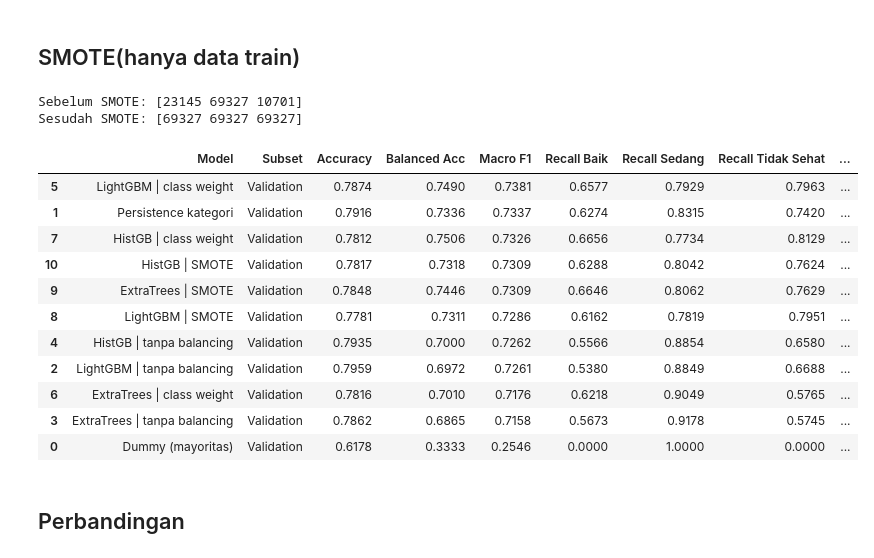
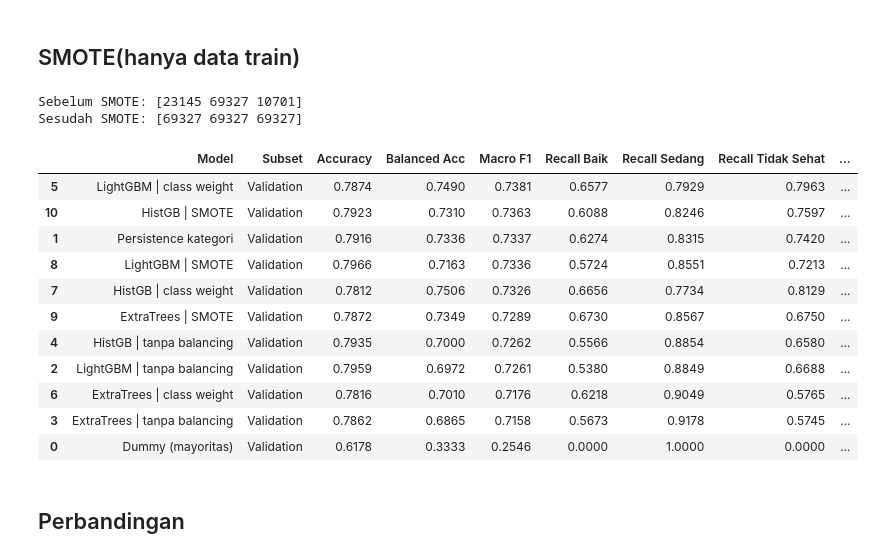
Before and after one commit to naufalhilmidh/AirGuard-SDGs, a Jupyter notebook: notebooks/04_modeling/KLASIFIKASI.ipynb, the cells around one changed output. Cells and saved outputs as stored; diff of their text form; code cells hidden in the pictures.

Commit message:
tambah standarisasi SMOTE

```diff
--- a/notebooks/04_modeling/KLASIFIKASI.ipynb
+++ b/notebooks/04_modeling/KLASIFIKASI.ipynb
@@ -695,30 +695,41 @@ tampilkan_hasil()
 # %% [markdown]
 ## SMOTE(hanya data train)
 # %%
+from sklearn.preprocessing import StandardScaler
+
+scaler = StandardScaler()
+X_train_sc = scaler.fit_transform(X_train)   # fit hanya pada train
+
 smote = SMOTE(random_state=42)
-X_train_sm, y_train_sm = smote.fit_resample(X_train, y_train_enc)
+X_train_sm_sc, y_train_sm = smote.fit_resample(X_train_sc, y_train_enc)
+
+# Kembalikan ke skala asli agar model dan Cell 60 tetap konsisten
+X_train_sm = pd.DataFrame(
+    scaler.inverse_transform(X_train_sm_sc),
+    columns=fitur_model
+)
 
 print("Sebelum SMOTE:", np.bincount(y_train_enc))
 print("Sesudah SMOTE:", np.bincount(y_train_sm))
 
 model_sm = {}
 for nama in daftar_model:
-    m = buat_model(nama)  # tanpa class weight karena data sudah seimbang
+    m = buat_model(nama)
     m.fit(X_train_sm, y_train_sm)
     model_sm[nama] = m
     evaluasi(f"{nama} | SMOTE", y_val_enc, m.predict(X_val))
 
 tampilkan_hasil()
 # %% [output]
 Sebelum SMOTE: [23145 69327 10701]
 Sesudah SMOTE: [69327 69327 69327]
 |  | Model | Subset | Accuracy | Balanced Acc | Macro F1 | Recall Baik | Recall Sedang | Recall Tidak Sehat | ... |
 | 5 | LightGBM | class weight | Validation | 0.7874 | 0.7490 | 0.7381 | 0.6577 | 0.7929 | 0.7963 | ... |
+| 10 | HistGB | SMOTE | Validation | 0.7923 | 0.7310 | 0.7363 | 0.6088 | 0.8246 | 0.7597 | ... |
 | 1 | Persistence kategori | Validation | 0.7916 | 0.7336 | 0.7337 | 0.6274 | 0.8315 | 0.7420 | ... |
+| 8 | LightGBM | SMOTE | Validation | 0.7966 | 0.7163 | 0.7336 | 0.5724 | 0.8551 | 0.7213 | ... |
 | 7 | HistGB | class weight | Validation | 0.7812 | 0.7506 | 0.7326 | 0.6656 | 0.7734 | 0.8129 | ... |
-| 10 | HistGB | SMOTE | Validation | 0.7817 | 0.7318 | 0.7309 | 0.6288 | 0.8042 | 0.7624 | ... |
-| 9 | ExtraTrees | SMOTE | Validation | 0.7848 | 0.7446 | 0.7309 | 0.6646 | 0.8062 | 0.7629 | ... |
-| 8 | LightGBM | SMOTE | Validation | 0.7781 | 0.7311 | 0.7286 | 0.6162 | 0.7819 | 0.7951 | ... |
+| 9 | ExtraTrees | SMOTE | Validation | 0.7872 | 0.7349 | 0.7289 | 0.6730 | 0.8567 | 0.6750 | ... |
 | 4 | HistGB | tanpa balancing | Validation | 0.7935 | 0.7000 | 0.7262 | 0.5566 | 0.8854 | 0.6580 | ... |
 | 2 | LightGBM | tanpa balancing | Validation | 0.7959 | 0.6972 | 0.7261 | 0.5380 | 0.8849 | 0.6688 | ... |
 | 6 | ExtraTrees | class weight | Validation | 0.7816 | 0.7010 | 0.7176 | 0.6218 | 0.9049 | 0.5765 | ... |
```
Also changed, not shown: parts of 1 cell of this notebook, 1 other file.
